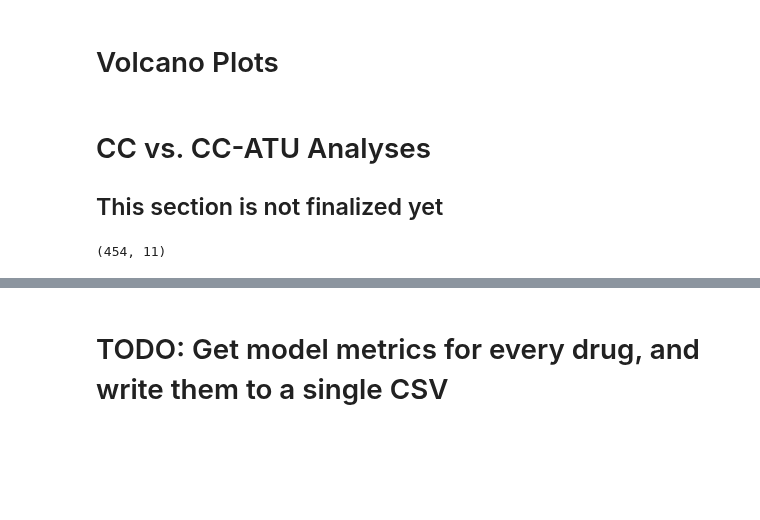
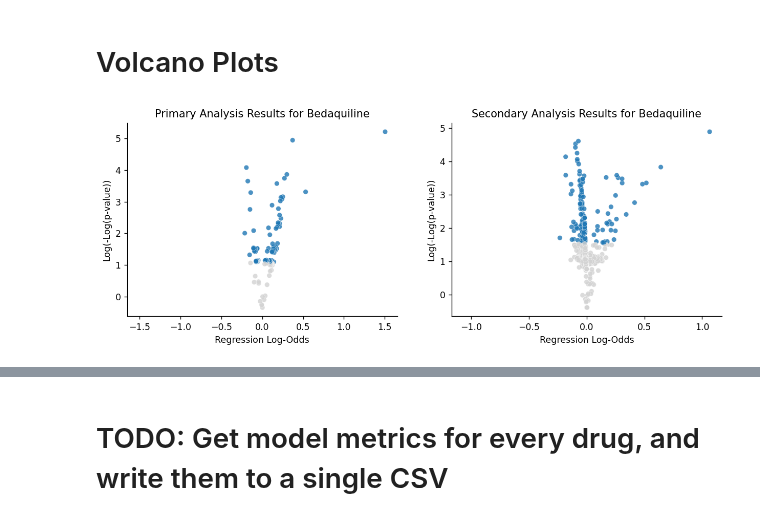
Before and after one commit to farhat-lab/who-analysis, a Jupyter notebook: analysis/analysis.ipynb, the cells around one changed output, grey strips where cells are left out. Drawn from its saved outputs; the diff is of its cells as text; code cells hidden in the pictures; blank space fills up the shorter version.

```diff
--- a/analysis/analysis.ipynb
+++ b/analysis/analysis.ipynb
@@ -22,3 +22,25 @@ warnings.filterwarnings(action='ignore')
+# %%
+drugs = ["Delamanid", "Bedaquiline", "Clofazimine", "Ethionamide", "Linezolid",
+         "Moxifloxacin", "Capreomycin", "Amikacin", "Pyrazinamide", "Kanamycin", "Levofloxacin",
+         "Streptomycin", "Ethambutol", "Isoniazid", "Rifampicin",
+        ]
+
+drug_abbr_dict = {"Delamanid": "DLM",
+                  "Bedaquiline": "BDQ",
+                  "Clofazimine": "CFZ",
+                  "Ethionamide": "ETH",
+                  "Linezolid": "LZD",
+                  "Moxifloxacin": "MXF",
+                  "Capreomycin": "CAP",
+                  "Amikacin": "AMI",
+                  "Pyrazinamide": "PZA",
+                  "Kanamycin": "KAN",
+                  "Levofloxacin": "LEV",
+                  "Streptomycin": "STM",
+                  "Ethambutol": "EMB",
+                  "Isoniazid": "INH",
+                  "Rifampicin": "RIF"
+                 }
 # %% [markdown]
 # Write Final Dataframes for the Binary Analysis to an Excel File
 
@@ -134,8 +130,8 @@ def generate_summary_data(drug, all_permutations):
 # %%
 analysis_summaries = {}
 
-for drug in np.sort(finished_drugs):
-    analysis_summaries[drug] = generate_summary_data(drug, all_permutations)
+for drug in np.sort(drugs):
+    analysis_summaries[drug] = generate_summary_data(drug)
     print(f"Finished {drug}!")
 
 # write results to an Excel file, where each sheet name is a drug
@@ -162,7 +216,7 @@ Finished Streptomycin!
 # %% [markdown]
 # Volcano Plots
 # %%
-def volcano_plot(df, drug, plot_x="log-OR", plot_y="log_neg_log_pval", pval_col="BH_pval", color_col="Significant", or_thresh=0, saveFig=None):
+def volcano_plot(drug, plot_x="log-OR", plot_y="log_neg_log_pval", pval_col="BH_pval", color_col="Significant", or_thresh=0, saveFig=None):
     '''
     This function generates a volcano scatterplot of p-values against odds ratios to visualize the results for each drug.
 
@@ -186,6 +240,13 @@ def volcano_plot(df, drug, plot_x="log-OR", plot_y="log_neg_log_pval", pval_col=
     The function computes the log odds ratio, negative logarithm of p-values, and the logarithm of the negative log of p-values. All of these can be plotted.
 
     '''
+
+    # read in Excel file with all the sheets
+    df = pd.read_excel(f"../results/{drug}.xlsx", sheet_name=None)
+
+    # combine sheets into a single dataframe and keep only the first instance of every mutation
+    df = pd.concat(list(df.values())).drop_duplicates("mutation", keep="first")
+
     plot_df = df.copy()
     lower, upper = 1 - or_thresh, 1 + or_thresh
     plot_df = plot_df.query("Odds_Ratio < @lower | Odds_Ratio > @upper")
@@ -267,17 +328,7 @@ def volcano_plot(df, drug, plot_x="log-OR", plot_y="log_neg_log_pval", pval_col=
 
     return plot_df
 # %%
-for drug in finished_drugs:
-    _ = volcano_plot(drug_analyses[drug], drug, "log-OR", "log_neg_log_pval", "BH_pval", "Analysis", 0, saveFig=f"../results/{drug}_volcano.png")
+for drug in ["Bedaquiline"]:
+    _ = volcano_plot(drug, "log-OR", "log_neg_log_pval", "BH_pval", "Analysis", 0, saveFig=None)#saveFig=f"../results/{drug}_volcano.png")
+# %% [output]
+[figure, added]
-# %% [markdown]
-# CC vs. CC-ATU Analyses
-
-## This section is not finalized yet
-# %%
-out_dir = "/n/data1/hms/dbmi/farhat/Sanjana/who-mutation-catalogue/Delamanid/ATU/tiers=1/dropAF_noSyn"
-
-cc_analysis = pd.read_csv(os.path.join(out_dir, "model_analysis_CC.csv"))
-cc_atu_analysis = pd.read_csv(os.path.join(out_dir, "model_analysis_CC_ATU.csv"))
-cc_analysis.shape
-# %% [output]
-(454, 11)
```
Also changed, not shown: parts of 16 cells of this notebook, 25 other files.
